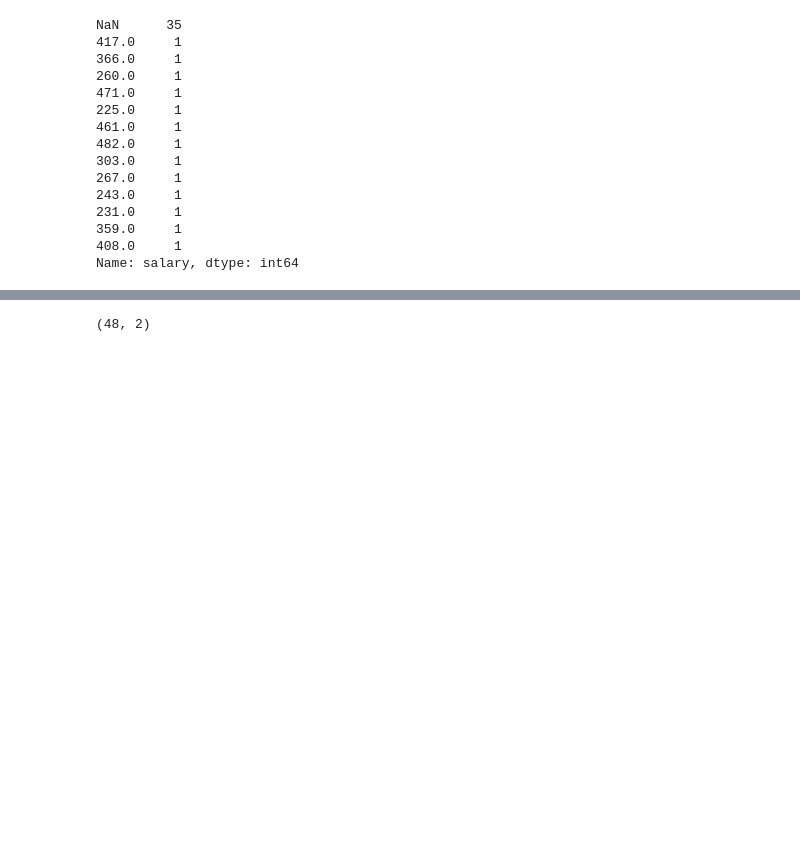
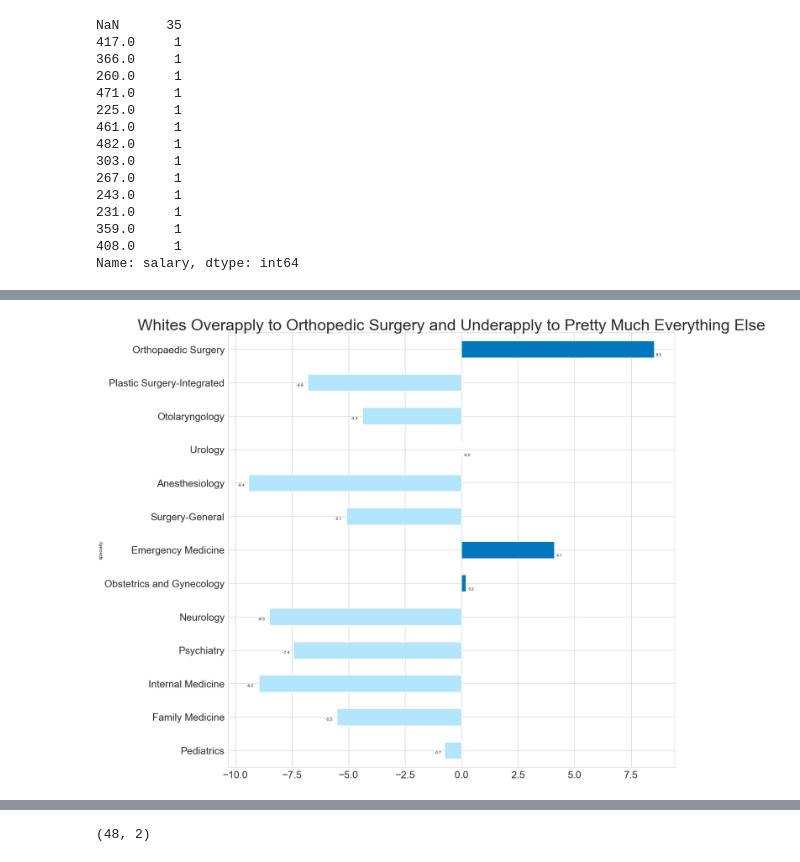
Before and after one commit to lliukrason2/analysis_projects, a Jupyter notebook: psychiatrists_diversity/all_residency_visualizations.ipynb, the cells around one changed output, grey strips where cells are left out. Saved outputs shown, nothing was run; the diff lists cells and outputs as text; code cells hidden in the pictures; blank space fills up the shorter version.

```diff
--- a/psychiatrists_diversity/all_residency_visualizations.ipynb
+++ b/psychiatrists_diversity/all_residency_visualizations.ipynb
@@ -175,0 +187,19 @@ medscape = medscape.dropna()
+# %%
+rcParams['figure.figsize'] = 20, 20
+white=medscape[['specialty','white_diff','salary']].sort_values(by='salary')
+white['c'] = np.where(white.white_diff>0, '#0277bd', '#b3e5fc')
+ax=white.plot(kind='barh',x='specialty',y='white_diff',color=white['c'])
+ax.get_legend().remove()
+
+for i, v in enumerate(white['white_diff'].apply(lambda x: round(x, 1)).reset_index(drop=True)):
+    if v<0:
+        ax.text(v-0.5, i-0.1, str(v))
+    else:
+        ax.text(v+0.1, i-0.2, str(v))
+
+
+plt.title('Whites Overapply to Orthopedic Surgery and Underapply to Pretty Much Everything Else',{'fontsize': 40,'fontweight' : 1})
+plt.tick_params(labelsize=25)
+plt.savefig("whites_residencies_medscape.pdf")
+# %% [output]
+[figure, added]
```
Also changed, not shown: parts of 14 cells of this notebook, 23 other files.
